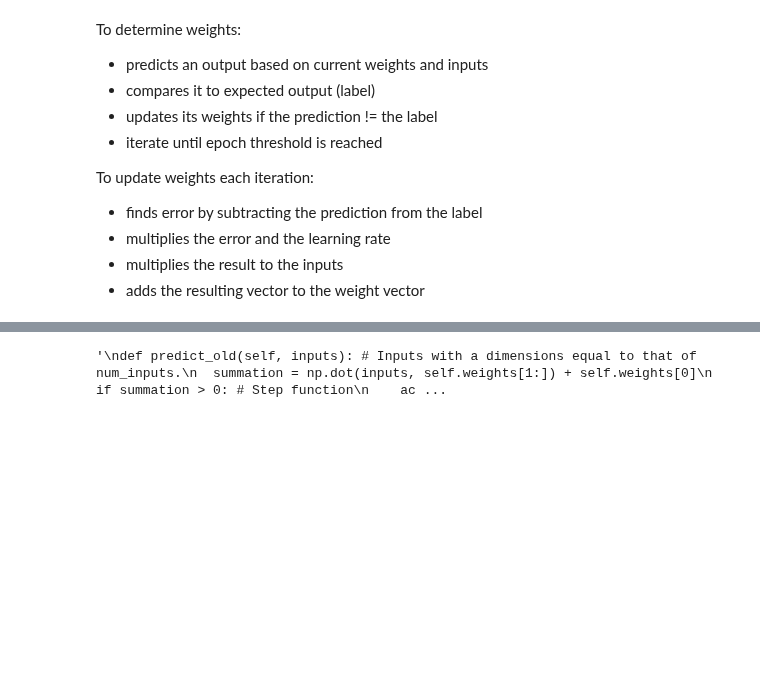
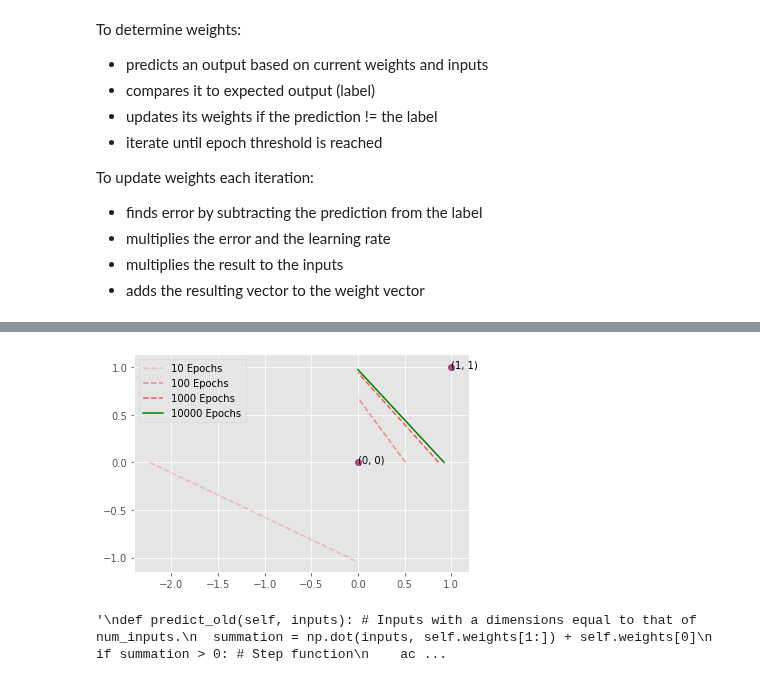
Before and after one commit to LordLean/Acquired-Intelligence-Adaptive-Behaviour, a Jupyter notebook: AIAB_Labs/Perceptron_Logical.ipynb, the cells around one changed output, grey strips where cells are left out. Drawn from its saved outputs; the diff is of its cells as text; code cells hidden in the pictures; blank space fills up the shorter version.

```diff
--- a/AIAB_Labs/Perceptron_Logical.ipynb
+++ b/AIAB_Labs/Perceptron_Logical.ipynb
@@ -127,7 +131,11 @@ inputs = np.array([[0,0],[0,1],[1,0],[1,1]])
 
 AND_output = np.array([0,0,0,1])
 OR_output = np.array([0,1,1,1])
+
+NOT_input = np.array([[0,0],[1,1]])
+NOT_output = np.array([1,0])
 # %%
 perceptron_AND = Perceptron(2)
 perceptron_OR = Perceptron(2)
+perceptron_NOT = Perceptron(2)
 # %%
@@ -162 +176,5 @@ perceptron_OR.plot_epochs(inputs)
+# %%
+perceptron_NOT.plot_epochs(NOT_input)
+# %% [output]
+[figure, added]
 # %%
```
Also changed, not shown: parts of 6 cells of this notebook.
